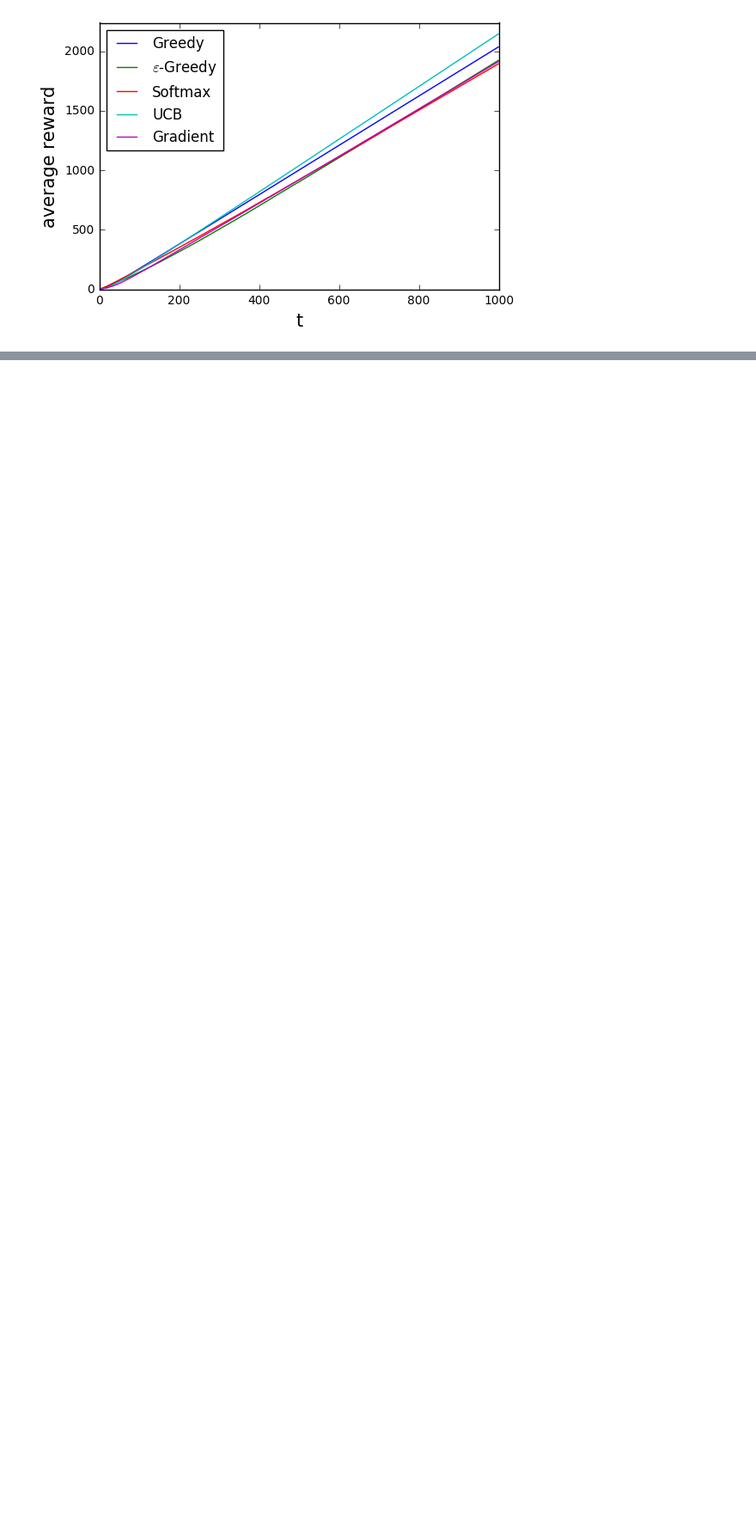
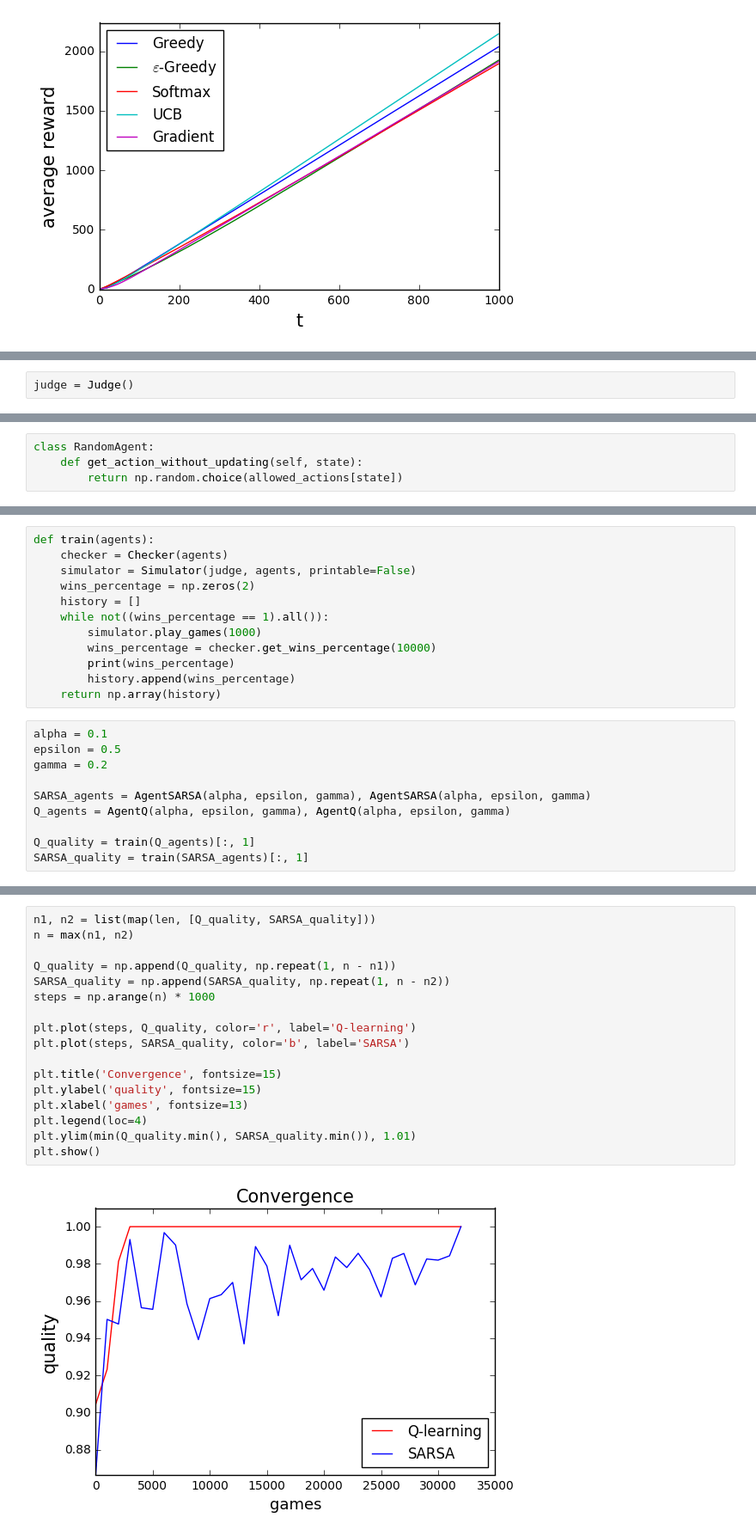
Before and after one commit to yurriy/renju, a Jupyter notebook: lab4/notebook.ipynb, the cells around one changed output, grey strips where cells are left out. Shown: that part at 86% size. Saved outputs shown, nothing was run; the diff lists cells and outputs as text; blank space fills up the shorter version.

```diff
--- a/lab4/Part 1.ipynb
+++ b/lab4/notebook.ipynb
@@ -327,0 +549,2 @@ plt.show()
+# %%
+judge = Judge()
@@ -327,0 +640,4 @@ plt.show()
+# %%
+class RandomAgent:
+    def get_action_without_updating(self, state):
+        return np.random.choice(allowed_actions[state])
@@ -327,0 +680,22 @@ plt.show()
+# %%
+def train(agents):
+    checker = Checker(agents)
+    simulator = Simulator(judge, agents, printable=False)
+    wins_percentage = np.zeros(2)
+    history = []
+    while not((wins_percentage == 1).all()):
+        simulator.play_games(1000)
+        wins_percentage = checker.get_wins_percentage(10000)
+        print(wins_percentage)
+        history.append(wins_percentage)
+    return np.array(history)
+# %%
+alpha = 0.1
+epsilon = 0.5
+gamma = 0.2
+
+SARSA_agents = AgentSARSA(alpha, epsilon, gamma), AgentSARSA(alpha, epsilon, gamma)
+Q_agents = AgentQ(alpha, epsilon, gamma), AgentQ(alpha, epsilon, gamma)
+
+Q_quality = train(Q_agents)[:, 1]
+SARSA_quality = train(SARSA_agents)[:, 1]
@@ -327,0 +720,19 @@ plt.show()
+# %%
+n1, n2 = list(map(len, [Q_quality, SARSA_quality]))
+n = max(n1, n2)
+
+Q_quality = np.append(Q_quality, np.repeat(1, n - n1))
+SARSA_quality = np.append(SARSA_quality, np.repeat(1, n - n2))
+steps = np.arange(n) * 1000
+
+plt.plot(steps, Q_quality, color='r', label='Q-learning')
+plt.plot(steps, SARSA_quality, color='b', label='SARSA')
+
+plt.title('Convergence', fontsize=15)
+plt.ylabel('quality', fontsize=15)
+plt.xlabel('games', fontsize=13)
+plt.legend(loc=4)
+plt.ylim(min(Q_quality.min(), SARSA_quality.min()), 1.01)
+plt.show()
+# %% [output]
+[figure, added]
```
Also changed, not shown: parts of 29 cells of this notebook, 3 other files.
